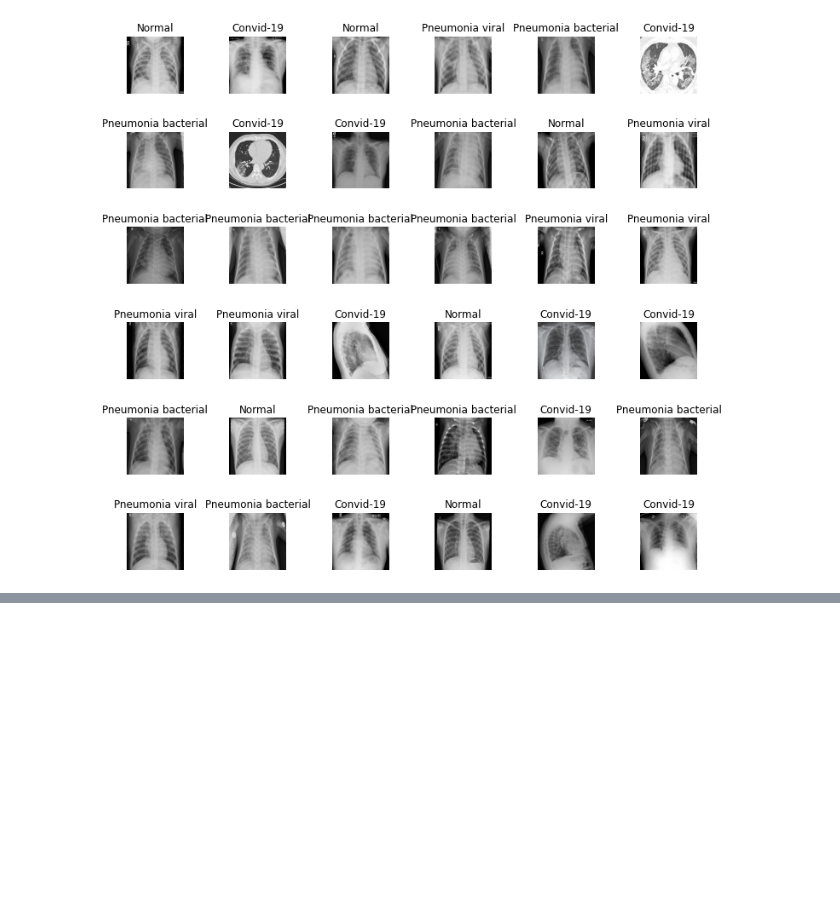
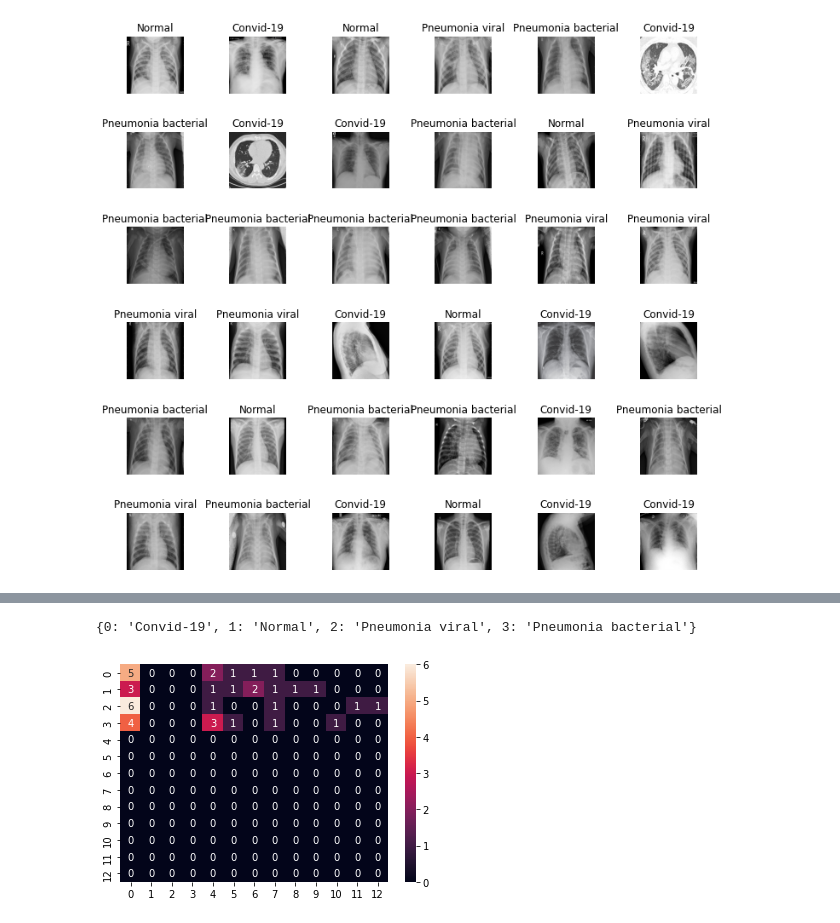
Before and after one commit to eversonmariano/Analise-de-Dados_Machine-learning, a Jupyter notebook: DepartamentoMédico.ipynb, the cells around one changed output, grey strips where cells are left out. Drawn from its saved outputs; the diff is of its cells as text; code cells hidden in the pictures; blank space fills up the shorter version.

```diff
--- a/DepartamentoMédico.ipynb
+++ b/DepartamentoMédico.ipynb
@@ -119,0 +278,10 @@ plt.subplots_adjust(wspace=0.8)
+# %%
+label_names
+# %% [output]
+{0: 'Convid-19', 1: 'Normal', 2: 'Pneumonia viral', 3: 'Pneumonia bacterial'}
+# %%
+#matrix de confusão
+cm = confusion_matrix(original, prediction)
+sns.heatmap(cm, annot=True);
+# %% [output]
+[figure, added]
```
Also changed, not shown: parts of 41 cells of this notebook.
